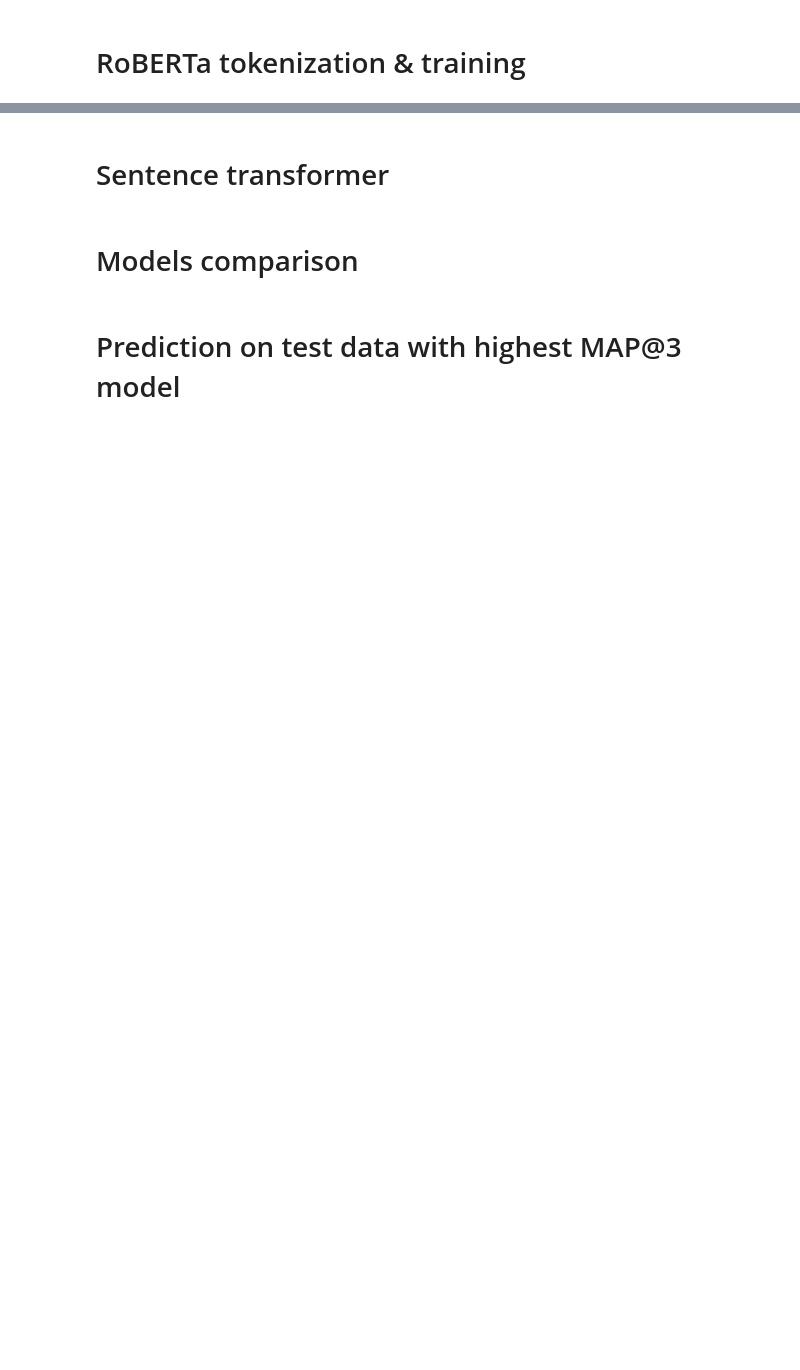
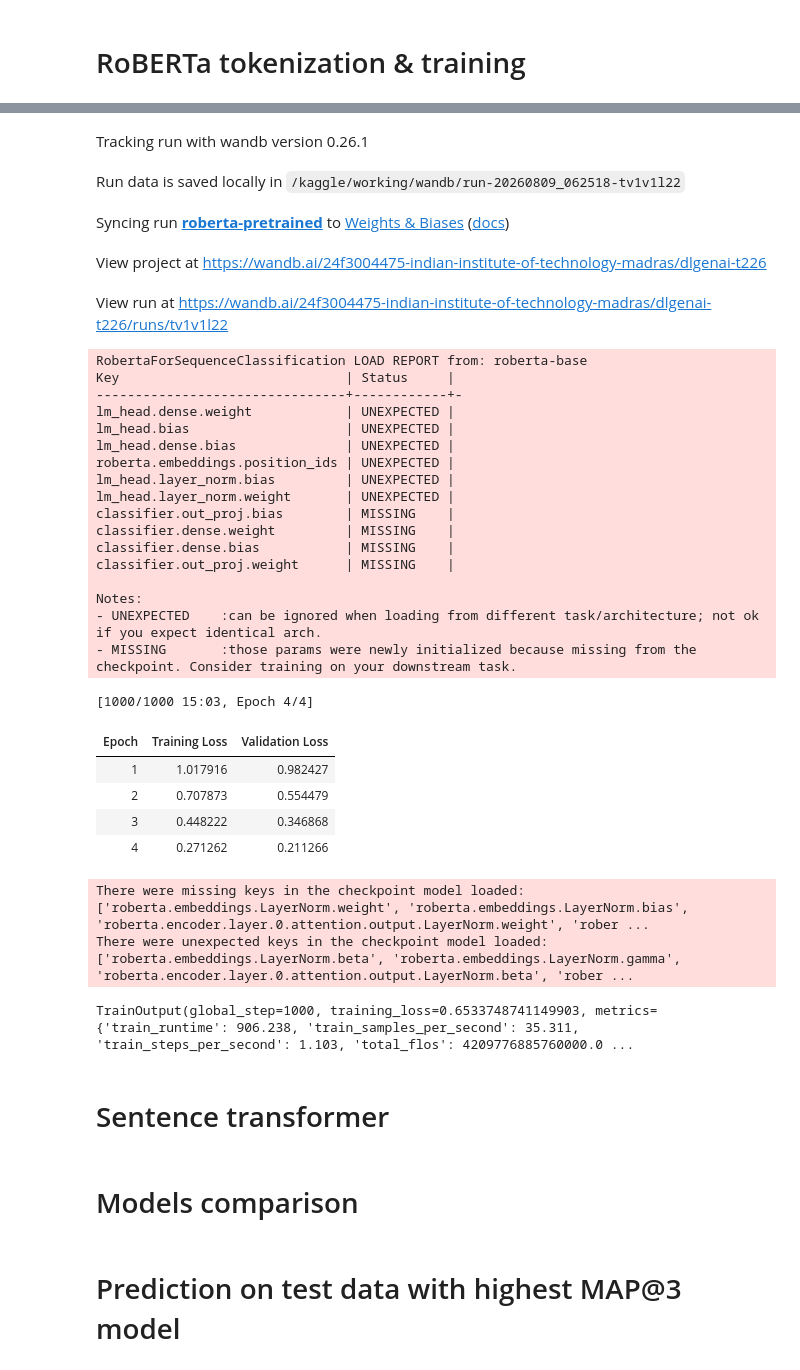
Before and after one commit to SatwikaR-2528/smart-mcq-solver, a Jupyter notebook: DL-24f3004475-notebook-t22026.ipynb, the cells around one changed output, grey strips where cells are left out. Saved outputs shown, nothing was run; the diff lists cells and outputs as text; code cells hidden in the pictures; blank space fills up the shorter version.

```diff
--- a/DL-24f3004475-notebook-t22026.ipynb
+++ b/DL-24f3004475-notebook-t22026.ipynb
@@ -317,6 +371,13 @@ val_dataset = val_dataset.map(tokenize_function, batched=True)
 train_dataset.set_format(type="torch", columns=["input_ids","attention_mask","label"])
 val_dataset.set_format(type="torch", columns=["input_ids","attention_mask","label"])
 
+# wandb.init(project="dlgenai-t226",
+#             name="roberta-pretrained",
+#            config={"Model": "RoBERTa",
+#                     "Epochs": 3,
+#                     "Batch Size": 16,
+#                     "Learning Rate": 2e-5} )
+
 model = RobertaForSequenceClassification.from_pretrained("roberta-base", num_labels=2)
 training_args = TrainingArguments(output_dir="./roberta_results",
                             eval_strategy="epoch",
@@ -327,7 +388,10 @@ training_args = TrainingArguments(output_dir="./roberta_results",
                             num_train_epochs=4,
                             weight_decay=0.01,
                             logging_steps=100,
-                            load_best_model_at_end=True, seed=42)
+                            load_best_model_at_end=True, seed=42,
+                            # report_to="wandb"
+                            )
 
 trainer = Trainer(model=model, args=training_args, train_dataset=train_dataset, eval_dataset=val_dataset)
 trainer.train()
+# %% [output]
@@ -334,3 +400,34 @@ trainer.train()
+Tracking run with wandb version 0.26.1
+Run data is saved locally in /kaggle/working/wandb/run-20260809_062518-tv1v1l22
+Syncing run roberta-pretrained to Weights & Biases (docs)
+View project at https://wandb.ai/24f3004475-indian-institute-of-technology-madras/dlgenai-t226
+View run at https://wandb.ai/24f3004475-indian-institute-of-technology-madras/dlgenai-t226/runs/tv1v1l22
+RobertaForSequenceClassification LOAD REPORT from: roberta-base
+Key                             | Status     |
+--------------------------------+------------+-
+lm_head.dense.weight            | UNEXPECTED |
+lm_head.bias                    | UNEXPECTED |
+lm_head.dense.bias              | UNEXPECTED |
+roberta.embeddings.position_ids | UNEXPECTED |
+lm_head.layer_norm.bias         | UNEXPECTED |
+lm_head.layer_norm.weight       | UNEXPECTED |
+classifier.out_proj.bias        | MISSING    |
+classifier.dense.weight         | MISSING    |
+classifier.dense.bias           | MISSING    |
+classifier.out_proj.weight      | MISSING    |
+
+Notes:
+- UNEXPECTED    :can be ignored when loading from different task/architecture; not ok if you expect identical arch.
+- MISSING       :those params were newly initialized because missing from the checkpoint. Consider training on your downstream task.
+[1000/1000 15:03, Epoch 4/4]
+| Epoch | Training Loss | Validation Loss |
+| 1 | 1.017916 | 0.982427 |
+| 2 | 0.707873 | 0.554479 |
+| 3 | 0.448222 | 0.346868 |
+| 4 | 0.271262 | 0.211266 |
+There were missing keys in the checkpoint model loaded: ['roberta.embeddings.LayerNorm.weight', 'roberta.embeddings.LayerNorm.bias', 'roberta.encoder.layer.0.attention.output.LayerNorm.weight', 'rober ...
+There were unexpected keys in the checkpoint model loaded: ['roberta.embeddings.LayerNorm.beta', 'roberta.embeddings.LayerNorm.gamma', 'roberta.encoder.layer.0.attention.output.LayerNorm.beta', 'rober ...
+TrainOutput(global_step=1000, training_loss=0.6533748741149903, metrics={'train_runtime': 906.238, 'train_samples_per_second': 35.311, 'train_steps_per_second': 1.103, 'total_flos': 4209776885760000.0 ...
 # %%
 preds = trainer.predict(val_dataset)
 y_pred = np.argmax(preds.predictions, axis=1)
```
Also changed, not shown: parts of 12 cells of this notebook.
